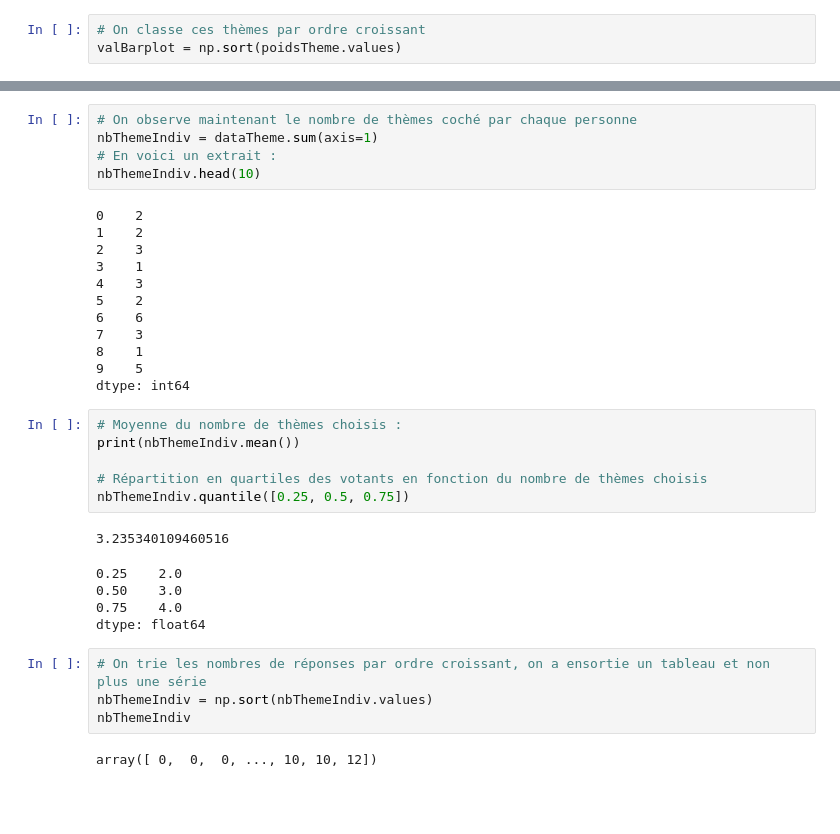
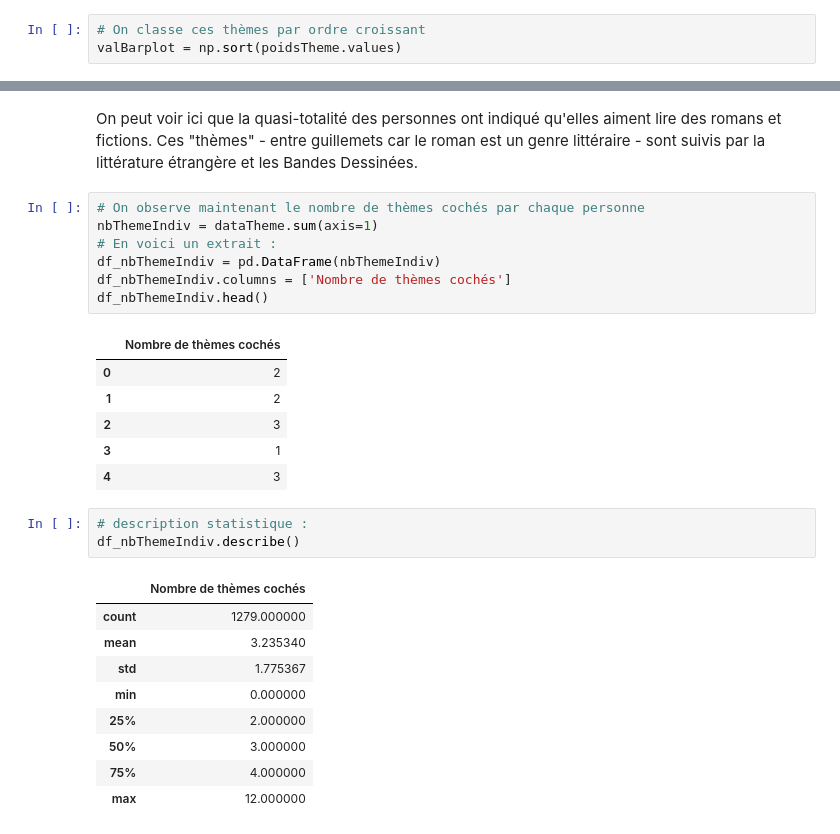
Before and after one commit to Younzer/LIVRIA, a Jupyter notebook: Python Livria/dataVisualization.ipynb, the cells around one changed output, grey strips where cells are left out. Drawn from its saved outputs; the diff is of its cells as text; blank space fills up the shorter version.

```diff
--- a/Python Livria/dataVisualization.ipynb
+++ b/Python Livria/dataVisualization.ipynb
@@ -58,38 +68,32 @@ Text(0.5,1,'Classement par ordre décroissant des thèmes')
+# %% [markdown]
+On peut voir ici que la quasi-totalité des personnes ont indiqué qu'elles aiment lire des romans et fictions. Ces "thèmes" - entre guillemets car le roman est un genre littéraire - sont suivis par la littérature étrangère et les  Bandes Dessinées.
 # %%
-# On observe maintenant le nombre de thèmes coché par chaque personne
+# On observe maintenant le nombre de thèmes cochés par chaque personne
 nbThemeIndiv = dataTheme.sum(axis=1)
 # En voici un extrait :
-nbThemeIndiv.head(10)
+df_nbThemeIndiv = pd.DataFrame(nbThemeIndiv)
+df_nbThemeIndiv.columns = ['Nombre de thèmes cochés']
+df_nbThemeIndiv.head()
 # %% [output]
-0    2
-1    2
-2    3
-3    1
-4    3
-5    2
-6    6
-7    3
-8    1
-9    5
-dtype: int64
+|  | Nombre de thèmes cochés |
+| 0 | 2 |
+| 1 | 2 |
+| 2 | 3 |
+| 3 | 1 |
+| 4 | 3 |
-# %%
-# Moyenne du nombre de thèmes choisis :
-print(nbThemeIndiv.mean())
-
-# Répartition en quartiles des votants en fonction du nombre de thèmes choisis
-nbThemeIndiv.quantile([0.25, 0.5, 0.75])
-# %% [output]
-3.235340109460516
-0.25    2.0
-0.50    3.0
-0.75    4.0
-dtype: float64
-# %%
-# On trie les nombres de réponses par ordre croissant, on a ensortie un tableau et non plus une série
-nbThemeIndiv = np.sort(nbThemeIndiv.values)
-nbThemeIndiv
-# %% [output]
-array([ 0,  0,  0, ..., 10, 10, 12])
+# %%
+# description statistique :
+df_nbThemeIndiv.describe()
+# %% [output]
+|  | Nombre de thèmes cochés |
+| count | 1279.000000 |
+| mean | 3.235340 |
+| std | 1.775367 |
+| min | 0.000000 |
+| 25% | 2.000000 |
+| 50% | 3.000000 |
+| 75% | 4.000000 |
+| max | 12.000000 |
 # %%
 # Représentation de cette répartition par une boite à moustache :
 plt.boxplot(nbThemeIndiv, whis=3)
```
Also changed, not shown: parts of 12 cells of this notebook, 7 other files.
